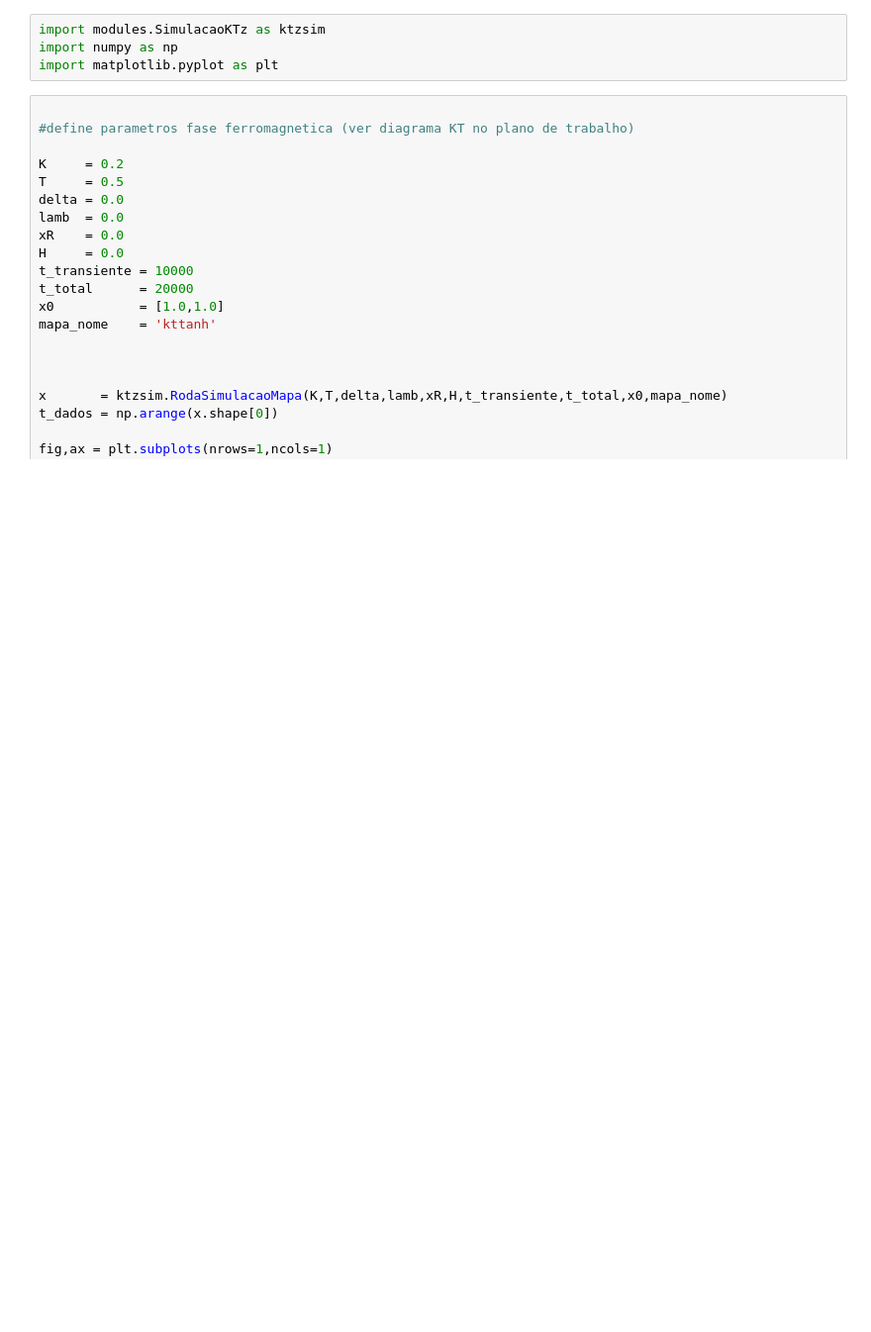
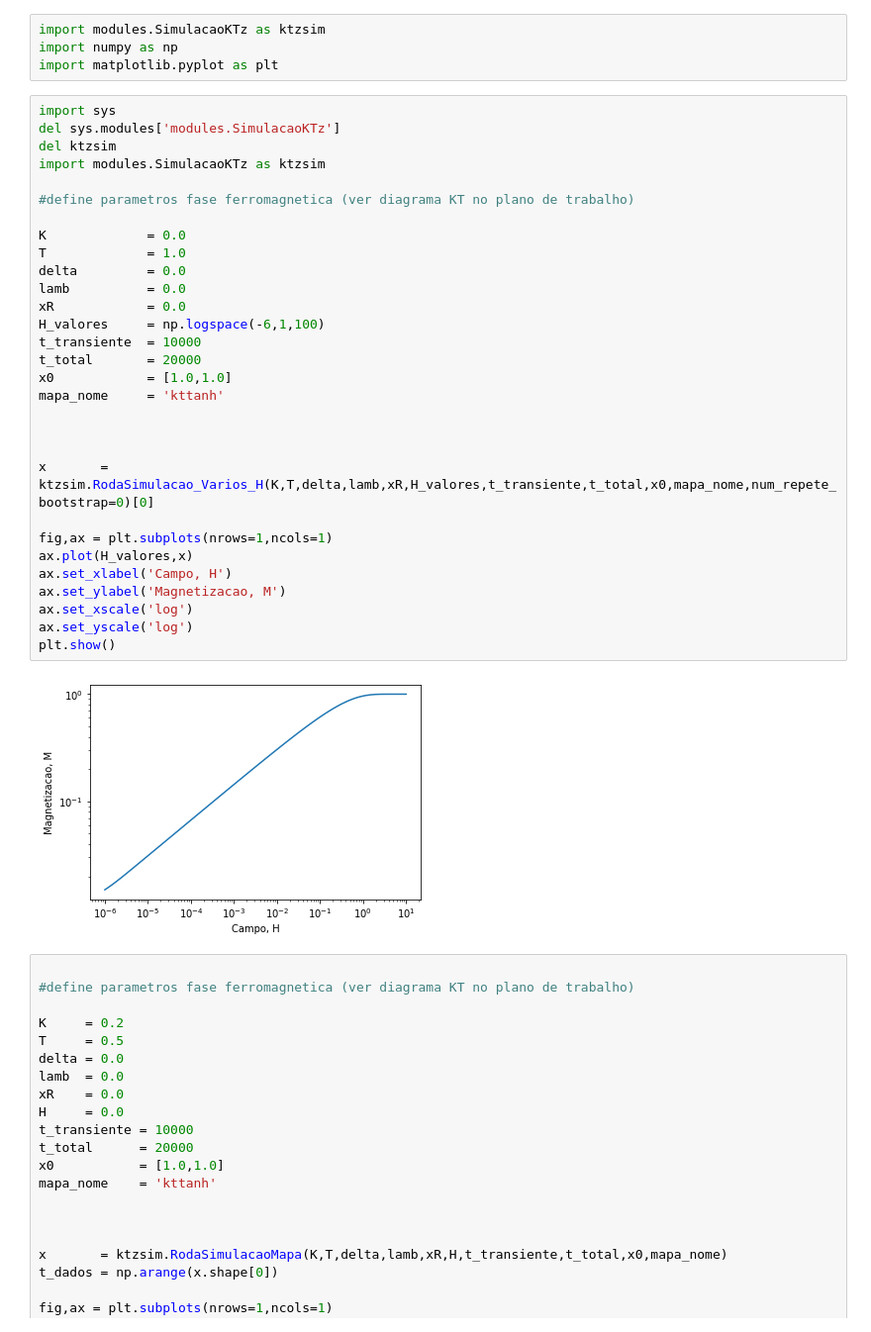
Before and after one commit to neuro-physics/annni-phase-trans-py, a Jupyter notebook: simula_ktz.ipynb, the cells around one changed output. Shown: that part at 99% size. Cells and saved outputs as stored; diff of their text form; blank space fills up the shorter version.

```diff
--- a/simula_ktz.ipynb
+++ b/simula_ktz.ipynb
@@ -2,6 +2,38 @@
 import modules.SimulacaoKTz as ktzsim
 import numpy as np
 import matplotlib.pyplot as plt
+# %%
+import sys
+del sys.modules['modules.SimulacaoKTz']
+del ktzsim
+import modules.SimulacaoKTz as ktzsim
+
+#define parametros fase ferromagnetica (ver diagrama KT no plano de trabalho)
+
+K             = 0.0
+T             = 1.0
+delta         = 0.0
+lamb          = 0.0
+xR            = 0.0
+H_valores     = np.logspace(-6,1,100)
+t_transiente  = 10000
+t_total       = 20000
+x0            = [1.0,1.0]
+mapa_nome     = 'kttanh'
+
+
+
+x       = ktzsim.RodaSimulacao_Varios_H(K,T,delta,lamb,xR,H_valores,t_transiente,t_total,x0,mapa_nome,num_repete_bootstrap=0)[0]
+
+fig,ax = plt.subplots(nrows=1,ncols=1)
+ax.plot(H_valores,x)
+ax.set_xlabel('Campo, H')
+ax.set_ylabel('Magnetizacao, M')
+ax.set_xscale('log')
+ax.set_yscale('log')
+plt.show()
+# %% [output]
+[figure, added]
 # %%
 
 #define parametros fase ferromagnetica (ver diagrama KT no plano de trabalho)
```
Also changed, not shown: 1 other file.
